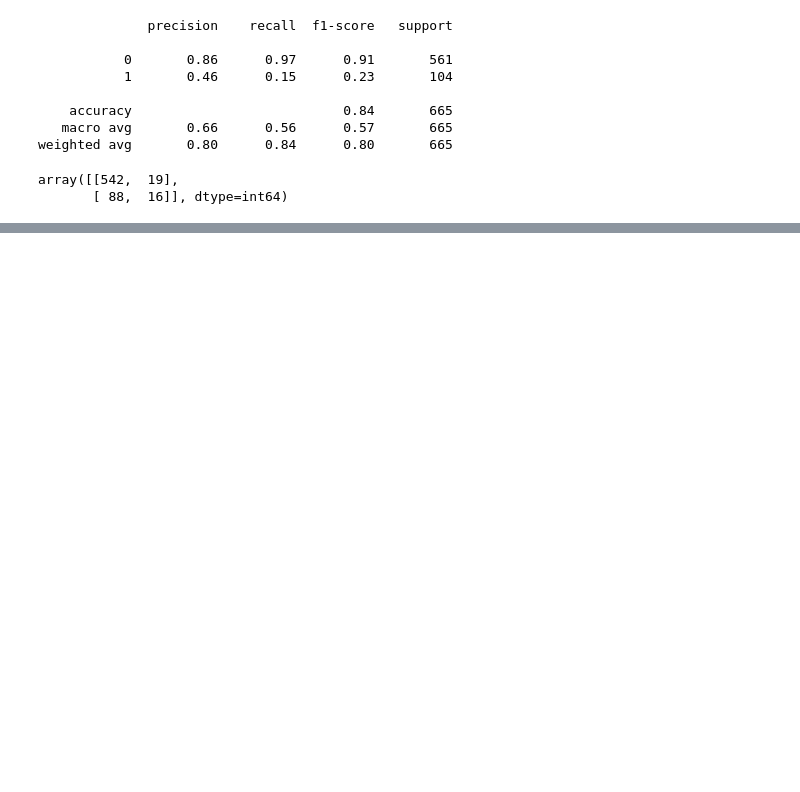
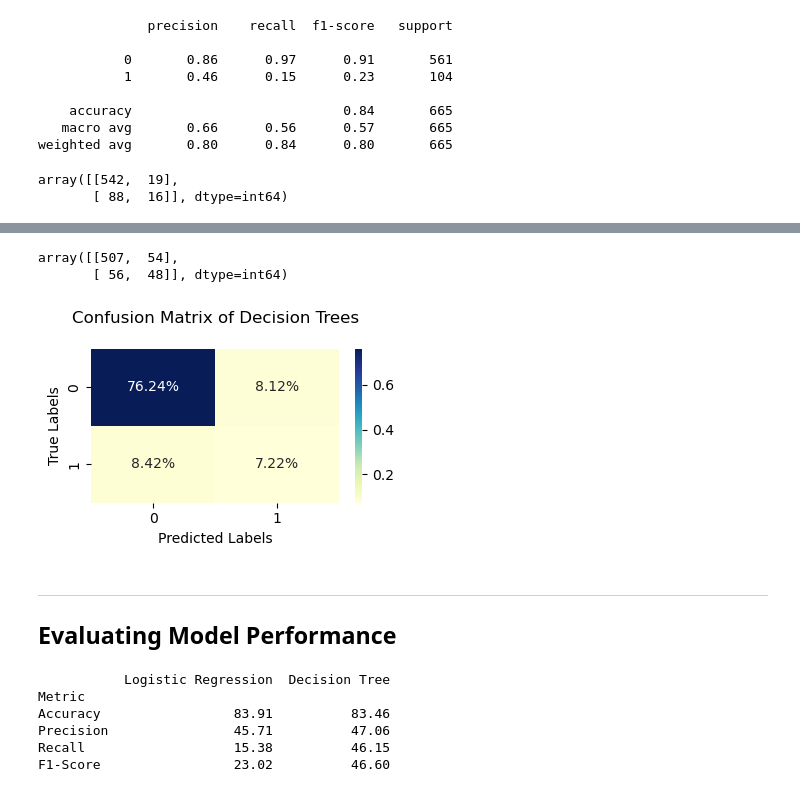
Before and after one commit to Kiran0R0Patil/exploratory-data-analysis-1, a Jupyter notebook: marketing_campaign_analysis.ipynb, the cells around one changed output, grey strips where cells are left out. Drawn from its saved outputs; the diff is of its cells as text; code cells hidden in the pictures; blank space fills up the shorter version.

```diff
--- a/marketing_campaign_analysis.ipynb
+++ b/marketing_campaign_analysis.ipynb
@@ -730,0 +739,22 @@ plt.show()
+# %%
+# instance of Decision Tree Classsifier
+decision_tree_model = DecisionTreeClassifier()
+
+# Fit the model to the training data
+decision_tree_model.fit(X_train,Y_train)
+
+# Predict the target variable for the test data
+Y_pred = decision_tree_model.predict(X_test)
+
+# Calculate evaluation metrics
+decision_tree_model_accuracy = accuracy_score(Y_test, Y_pred) * 100
+decision_tree_model_precision = precision_score(Y_test, Y_pred) * 100
+decision_tree_model_recall = recall_score(Y_test, Y_pred) * 100
+decision_tree_model_f1 = f1_score(Y_test, Y_pred) * 100
+
+# Print the evaluation metrics with percentages
+print("Evaluation metrics of Decision Trees Model:\n")
+print("\tAccuracy: {:.2f}%".format(decision_tree_model_accuracy))
+print("\tPrecision: {:.2f}%".format(decision_tree_model_precision))
+print("\tRecall: {:.2f}%".format(decision_tree_model_recall))
+print("\tF1-Score: {:.2f}%".format(decision_tree_model_f1))
@@ -730,0 +779,44 @@ plt.show()
+# %%
+# Create the confusion matrix
+decision_tree_model_cm = confusion_matrix(Y_test, Y_pred)
+decision_tree_model_cm
+# %% [output]
+array([[507,  54],
+       [ 56,  48]], dtype=int64)
+# %%
+# Plot the confusion matrix as a heatmap
+plt.figure(figsize=(4,2))
+sns.heatmap(decision_tree_model_cm/np.sum(decision_tree_model_cm),
+            annot=True, cmap="YlGnBu", fmt=".2%")
+plt.title("Confusion Matrix of Decision Trees\n")
+plt.xlabel("Predicted Labels")
+plt.ylabel("True Labels")
+plt.show()
+# %% [output]
+[figure, added]
+# %% [markdown]
+___
+## Evaluating  Model Performance
+# %%
+# Create a dictionary to store the metric values
+evaluation_metrics = {
+    "Metric": ["Accuracy", "Precision", "Recall", "F1-Score"],
+    "Logistic Regression": [logistic_model_accuracy, logistic_model_precision, logistic_model_recall, logistic_model_f1],
+    "Decision Tree": [decision_tree_model_accuracy, decision_tree_model_precision, decision_tree_model_recall, decision_tree_model_f1]
+}
+
+# Create a pandas DataFrame from the dictionary
+tab = pd.DataFrame(evaluation_metrics)
+
+# Set "Metric" column as the index
+tab.set_index("Metric", inplace=True)
+tab = tab.round(2)
+# Print the tabulated comparison
+print(tab)
+# %% [output]
+           Logistic Regression  Decision Tree
+Metric
+Accuracy                 83.91          83.46
+Precision                45.71          47.06
+Recall                   15.38          46.15
+F1-Score                 23.02          46.60
```
Also changed, not shown: parts of 8 cells of this notebook, 1 other file.
